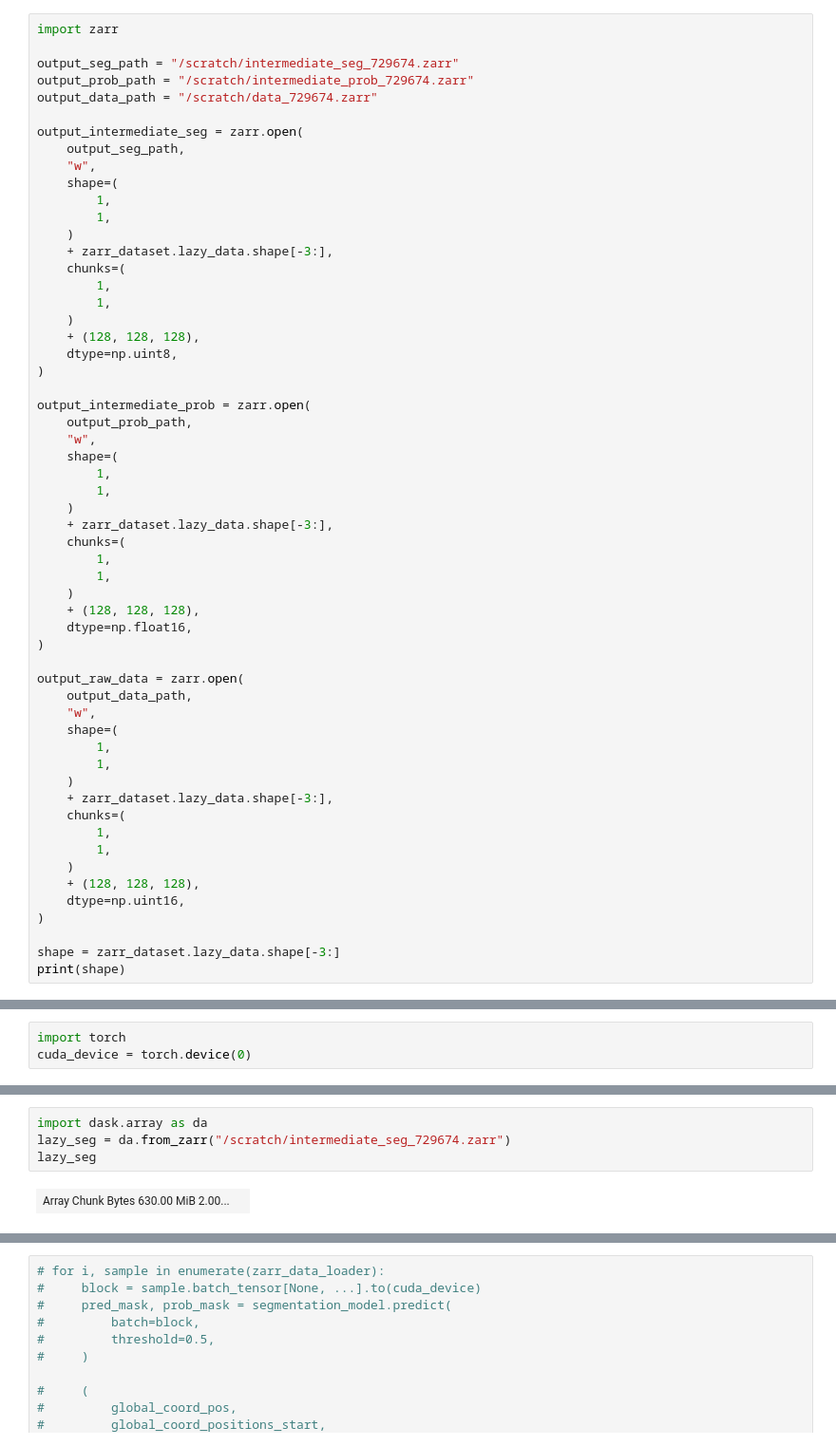
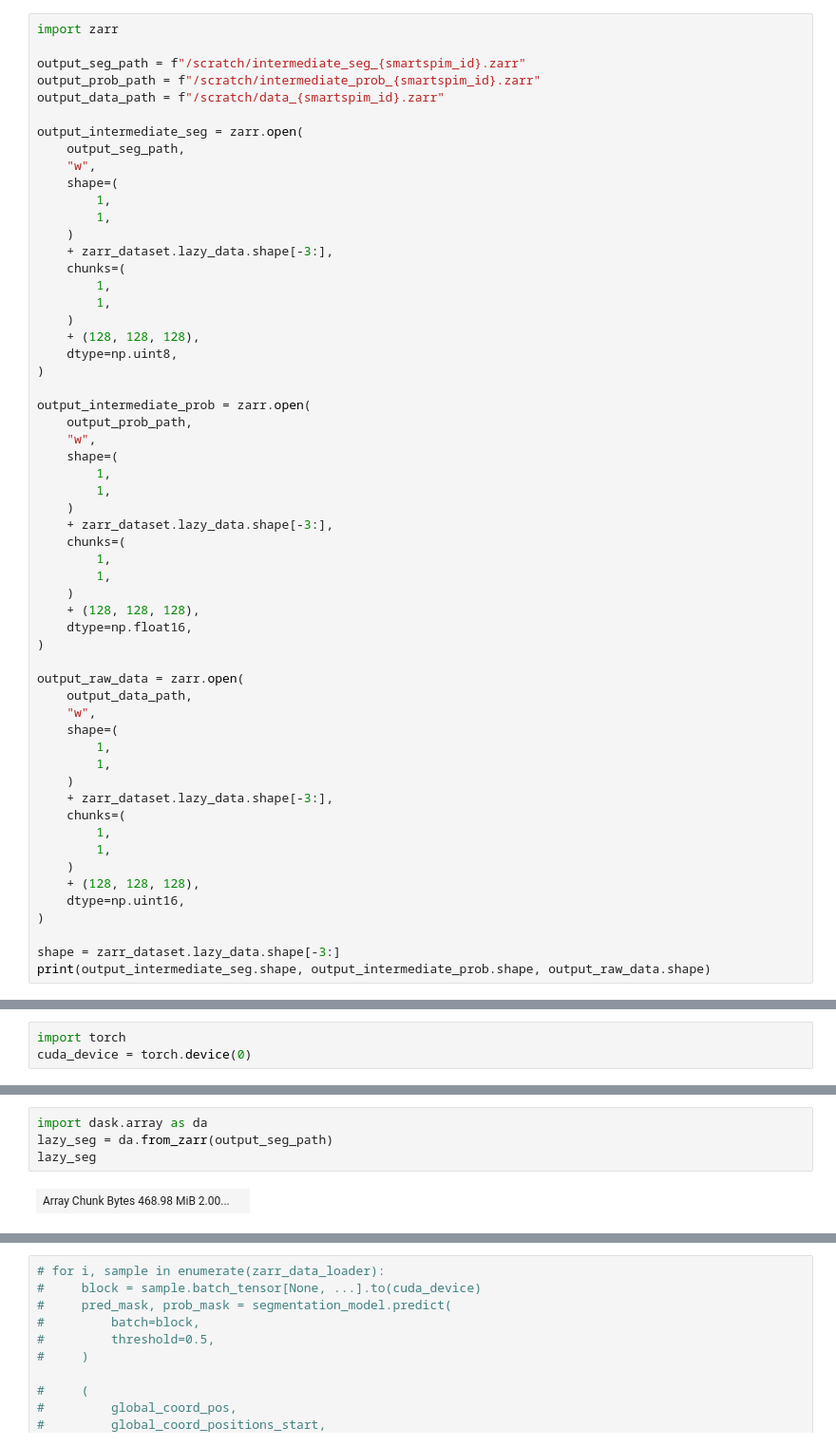
Before and after one commit to AllenNeuralDynamics/aind-brain-segmentation, a Jupyter notebook: code/whole_brain_inference.ipynb, the cells around one changed output, grey strips where cells are left out. Shown: that part at 95% size. Drawn from its saved outputs; the diff is of its cells as text.

```diff
--- a/code/whole_brain_inference.ipynb
+++ b/code/whole_brain_inference.ipynb
@@ -104,9 +114,9 @@ lazy_data
 # %%
 import zarr
 
-output_seg_path = "/scratch/intermediate_seg_729674.zarr"
-output_prob_path = "/scratch/intermediate_prob_729674.zarr"
-output_data_path = "/scratch/data_729674.zarr"
+output_seg_path = f"/scratch/intermediate_seg_{smartspim_id}.zarr"
+output_prob_path = f"/scratch/intermediate_prob_{smartspim_id}.zarr"
+output_data_path = f"/scratch/data_{smartspim_id}.zarr"
 
 output_intermediate_seg = zarr.open(
     output_seg_path,
@@ -157,5 +167,5 @@ output_raw_data = zarr.open(
 )
 
 shape = zarr_dataset.lazy_data.shape[-3:]
-print(shape)
+print(output_intermediate_seg.shape, output_intermediate_prob.shape, output_raw_data.shape)
 # %% [output]
@@ -267,6 +317,6 @@ Tensor shape: torch.Size([1, 64, 64, 64]) - Pred mas
 # %%
 import dask.array as da
-lazy_seg = da.from_zarr("/scratch/intermediate_seg_729674.zarr")
+lazy_seg = da.from_zarr(output_seg_path)
 lazy_seg
 # %% [output]
-| Array Chunk Bytes 630.00 MiB 2.00... |  |
+| Array Chunk Bytes 468.98 MiB 2.00... |  |
```
Also changed, not shown: parts of 11 cells of this notebook, 5 other files.
